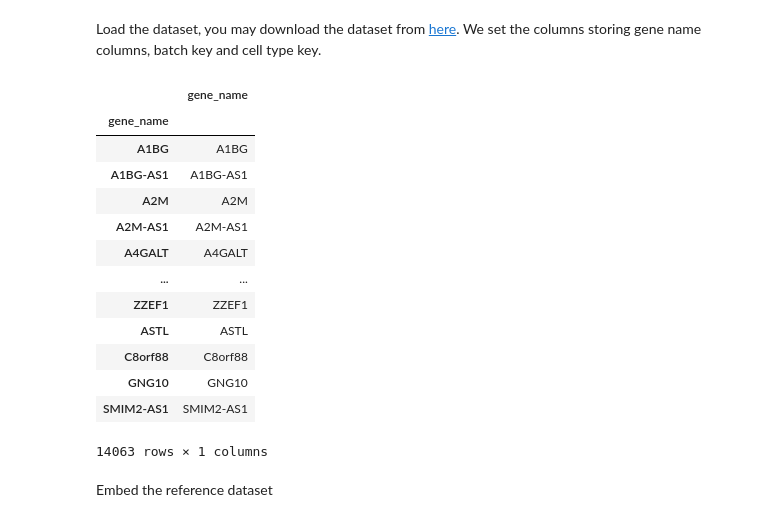
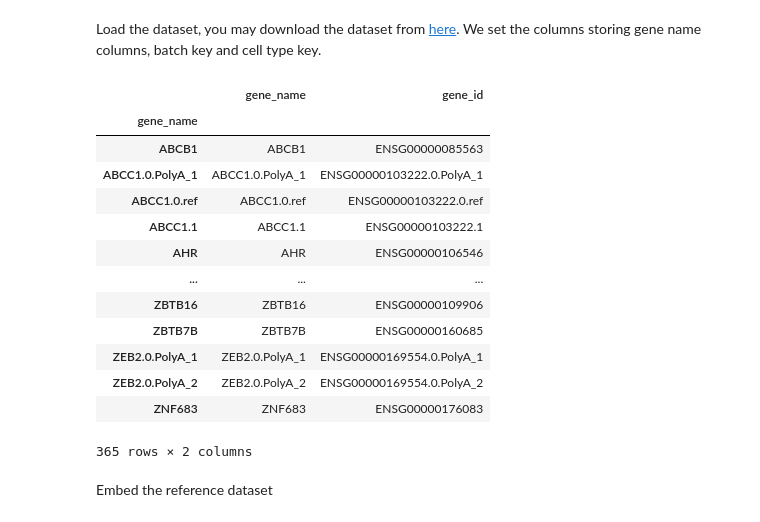
Before and after one commit to subramaniam-lab-ucsd/covid-annotation-scgpt, a Jupyter notebook: code/tutorials/zero-shot/Tutorial_ZeroShot_Reference_Mapping.ipynb, the cells around one changed output. Cells and saved outputs as stored; diff of their text form; code cells hidden in the pictures.

```diff
--- a/code/tutorials/zero-shot/Tutorial_ZeroShot_Reference_Mapping.ipynb
+++ b/code/tutorials/zero-shot/Tutorial_ZeroShot_Reference_Mapping.ipynb
@@ -110,23 +107,26 @@ queryData = sc.read(dataDir / "may24_covid19.h5ad") # May et al. query dataset
 
 projectDir = Path(f"/tscc/nfs/home/s5srinivasan/scgpt-project/covid-annotation-scgpt")
 # %%
-# queryData.var.rename(columns={'gene_symbol':'gene_name'}, inplace=True)
-# queryData.obs.rename(columns={'cell_type':'celltype'}, inplace=True)
+queryData.var.rename(columns={'gene_symbol':'gene_name'}, inplace=True)
+queryData.obs.rename(columns={'cell_type':'celltype'}, inplace=True)
+queryData.var_names = queryData.var["gene_name"]
-# %% [output]
-|  | gene_name |
-| gene_name |  |
-| A1BG | A1BG |
-| A1BG-AS1 | A1BG-AS1 |
-| A2M | A2M |
-| A2M-AS1 | A2M-AS1 |
-| A4GALT | A4GALT |
-| ... | ... |
-| ZZEF1 | ZZEF1 |
-| ASTL | ASTL |
-| C8orf88 | C8orf88 |
-| GNG10 | GNG10 |
-| SMIM2-AS1 | SMIM2-AS1 |
-14063 rows × 1 columns
+# %%
+queryData.var
+# %% [output]
+|  | gene_name | gene_id |
+| gene_name |  |  |
+| ABCB1 | ABCB1 | ENSG00000085563 |
+| ABCC1.0.PolyA_1 | ABCC1.0.PolyA_1 | ENSG00000103222.0.PolyA_1 |
+| ABCC1.0.ref | ABCC1.0.ref | ENSG00000103222.0.ref |
+| ABCC1.1 | ABCC1.1 | ENSG00000103222.1 |
+| AHR | AHR | ENSG00000106546 |
+| ... | ... | ... |
+| ZBTB16 | ZBTB16 | ENSG00000109906 |
+| ZBTB7B | ZBTB7B | ENSG00000160685 |
+| ZEB2.0.PolyA_1 | ZEB2.0.PolyA_1 | ENSG00000169554.0.PolyA_1 |
+| ZEB2.0.PolyA_2 | ZEB2.0.PolyA_2 | ENSG00000169554.0.PolyA_2 |
+| ZNF683 | ZNF683 | ENSG00000176083 |
+365 rows × 2 columns
 # %%
 cell_type_key = "celltype"
 gene_col = "gene_name"
```
Also changed, not shown: parts of 24 cells of this notebook, 1 other file.
